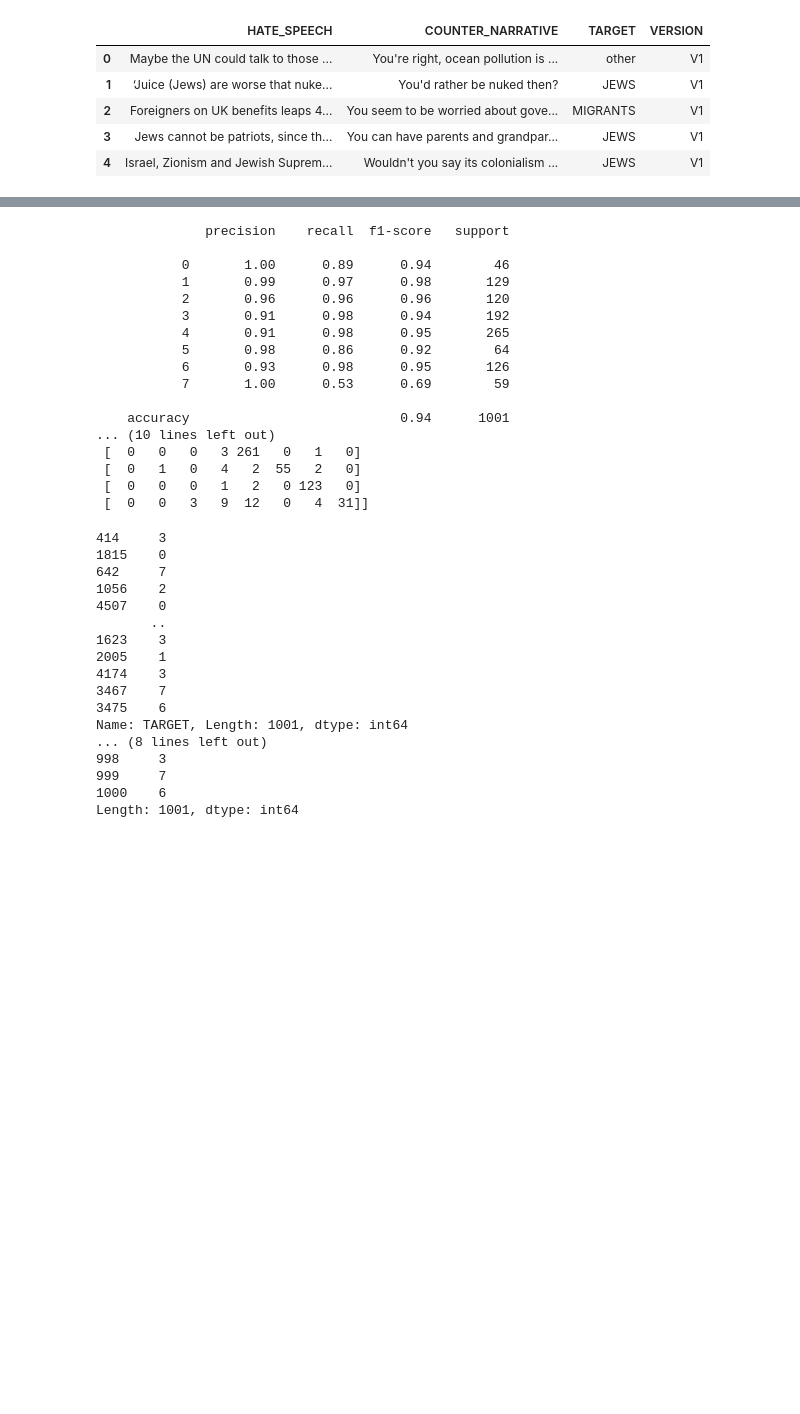
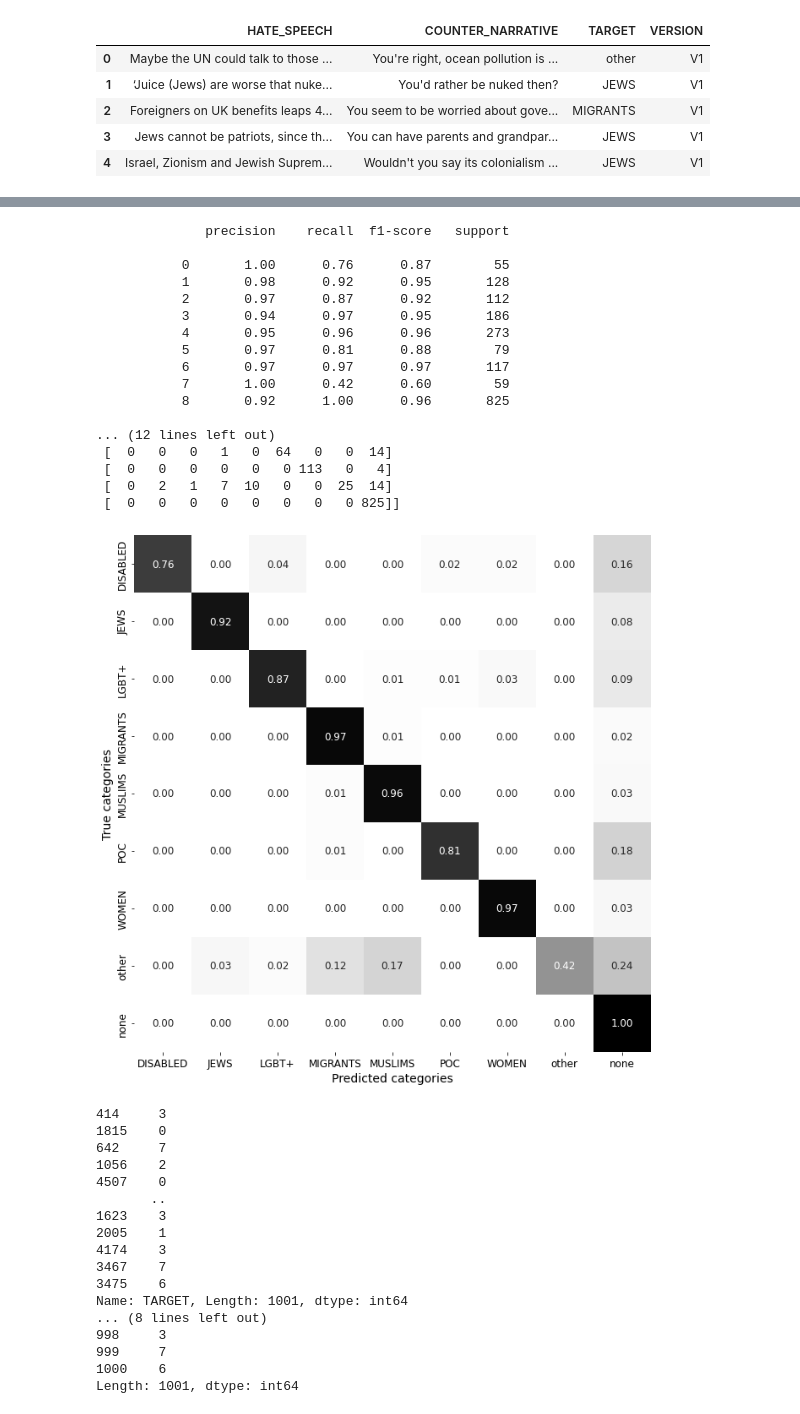
Before and after one commit to MarisaJH/CounterSpeechGenerator, a Jupyter notebook: HateSpeechClassifier/Hate_Classification.ipynb, the cells around one changed output, grey strips where cells are left out. Drawn from its saved outputs; the diff is of its cells as text; code cells hidden in the pictures; blank space fills up the shorter version.

```diff
--- a/HateSpeechClassifier/Hate_Classification.ipynb
+++ b/HateSpeechClassifier/Hate_Classification.ipynb
@@ -100,0 +223,9 @@ Name: HATE_SPEECH, Length: 5003, dtype: object
+# %%
+combined_hate_df = hs_orig.append(processed_tweets)
+print(combined_hate_df)
+
+ind_combined_hate_df = combined_hate_df.reset_index(drop = True)
+print(ind_combined_hate_df)
+
+# ind_combined_hate_df.to_excel('Combined_dataset.xlsx', index = False, encoding='utf8')
+ind_combined_hate_df.to_csv('Combined_dataset.csv', sep = ",", index = False, encoding='utf8')
@@ -100,0 +250,10 @@ Name: HATE_SPEECH, Length: 5003, dtype: object
+# %%
+# print(min_tar)
+# print(processed_class) # class 0 is hate speech and 2 is neither
+
+# processed_class = processed_class[processed_class == 2]
+# processed_class.replace({2 : 8}, inplace=True)
+print(processed_class) # class 0 is hate speech and 2 is neither
+
+combined_tar_df = min_tar.append(processed_class)
+display(combined_tar_df)
@@ -181,37 +342,45 @@ Name: TARGET, Length: 5003, dtype: int64
 # %%
 X = docs
-y = min_tar
+y = combined_tar_df
 X_train, X_test, y_train, y_test = train_test_split(X, y, random_state=42, test_size=0.2)
-model = LogisticRegression().fit(X_train, y_train)
+classifiers = ["LogisticRegression", "RandomForest", "DecisionTrees", "XGBoost"]
+
 y_preds = model.predict(X_test)
+
 report = classification_report(y_test, y_preds)
 print(report)
 acc = accuracy_score(y_test, y_preds)
 mod_train = model.score(X_train, y_train)
 
 print('Logistic Regression Train accuracy {:.3f}%'.format(mod_train * 100))
 print('Logistic Regression Test accuracy {:.3f}%'.format(acc * 100))
 
 print('Confusion matrix: ')
-print(confusion_matrix(y_test, y_preds))
+conf_m = confusion_matrix(y_test, y_preds)
+print(conf_m)
+make_heatmap(conf_m, labels, save = False, out_file = output_path + classifiers[0] + '_combined.pdf')
+
+# clsf_report = pd.DataFrame(classification_report(y_test, y_preds, output_dict = True)).transpose()
+# clsf_report.to_csv(output_path + classifiers[0] + '_combined' + '.csv', index= True)
 # %% [output]
               precision    recall  f1-score   support
 
-           0       1.00      0.89      0.94        46
-           1       0.99      0.97      0.98       129
-           2       0.96      0.96      0.96       120
-           3       0.91      0.98      0.94       192
-           4       0.91      0.98      0.95       265
-           5       0.98      0.86      0.92        64
-           6       0.93      0.98      0.95       126
-           7       1.00      0.53      0.69        59
+           0       1.00      0.76      0.87        55
+           1       0.98      0.92      0.95       128
+           2       0.97      0.87      0.92       112
+           3       0.94      0.97      0.95       186
+           4       0.95      0.96      0.96       273
+           5       0.97      0.81      0.88        79
+           6       0.97      0.97      0.97       117
+           7       1.00      0.42      0.60        59
+           8       0.92      1.00      0.96       825
 
-    accuracy                           0.94      1001
-... (10 lines left out)
- [  0   0   0   3 261   0   1   0]
- [  0   1   0   4   2  55   2   0]
- [  0   0   0   1   2   0 123   0]
- [  0   0   3   9  12   0   4  31]]
+... (12 lines left out)
+ [  0   0   0   1   0  64   0   0  14]
+ [  0   0   0   0   0   0 113   0   4]
+ [  0   2   1   7  10   0   0  25  14]
+ [  0   0   0   0   0   0   0   0 825]]
+[figure, added]
 # %%
 print(pd.Series(y_test))
 print(pd.Series(y_preds))
```
Also changed, not shown: parts of 22 cells of this notebook.
